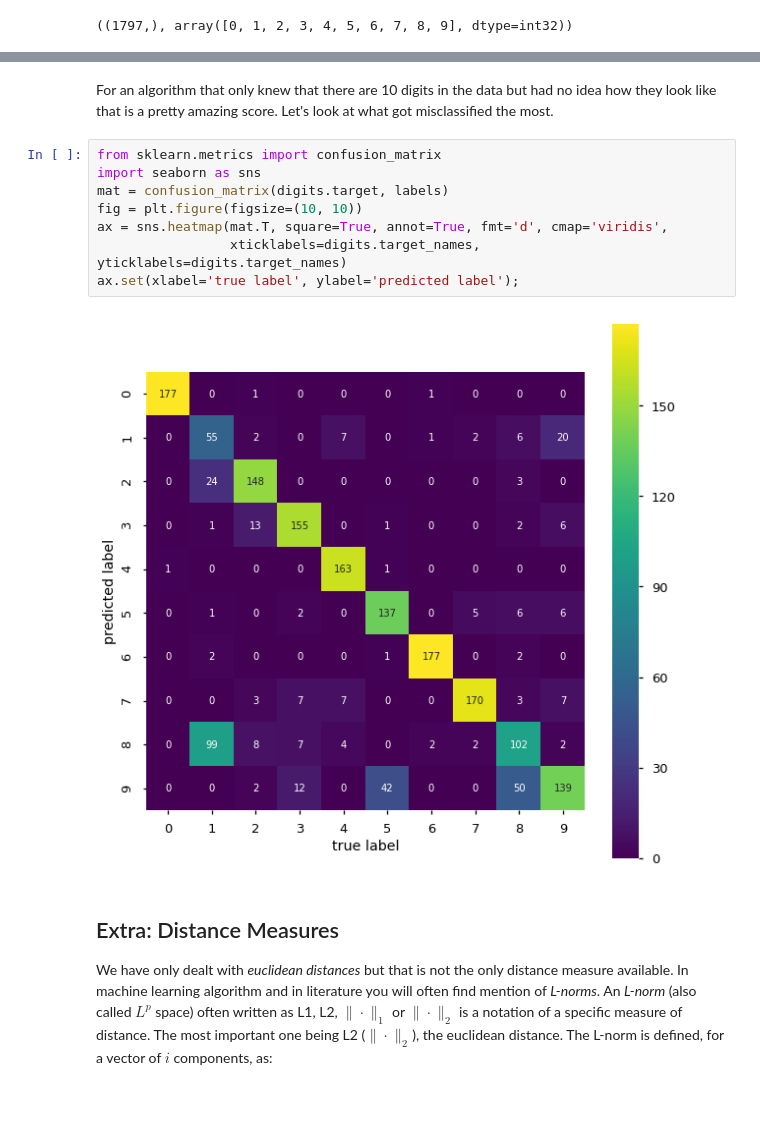
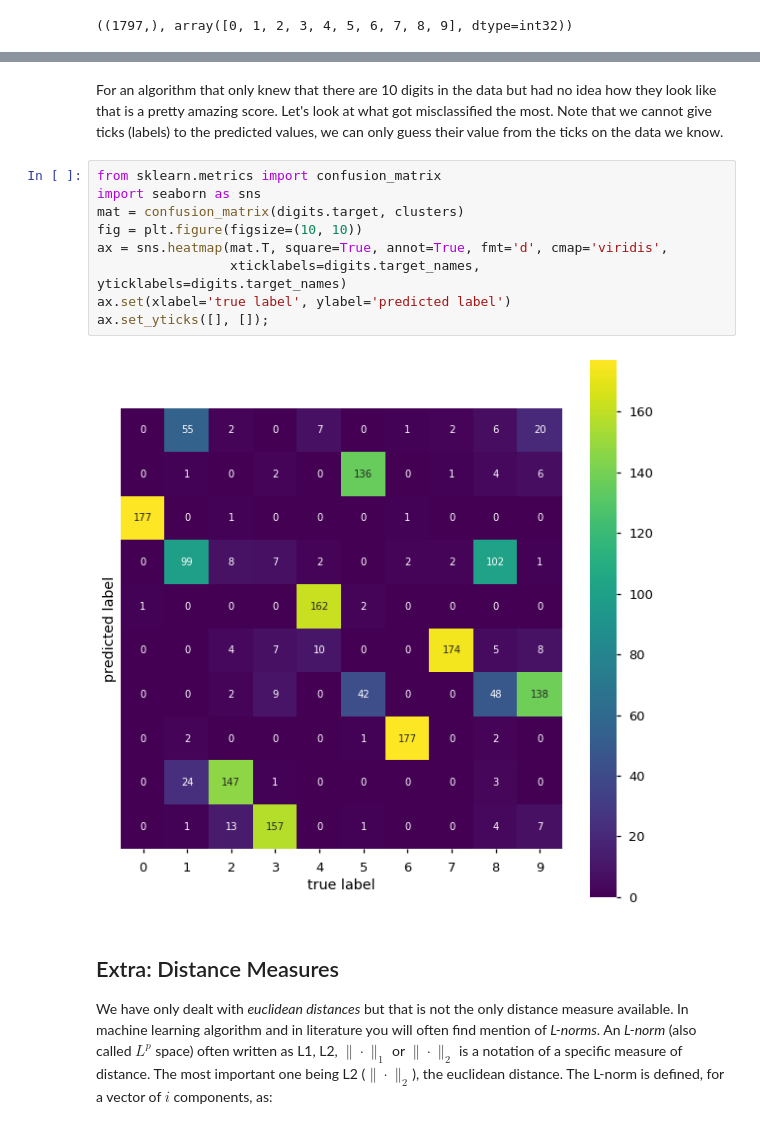
Before and after one commit to grochmal/daml, a Jupyter notebook: nb/ul-kmeans.ipynb, the cells around one changed output, grey strips where cells are left out. Drawn from its saved outputs; the diff is of its cells as text; blank space fills up the shorter version.

```diff
--- a/nb/ul-kmeans.ipynb
+++ b/nb/ul-kmeans.ipynb
@@ -204,16 +198,19 @@ accuracy_score(digits.target, labels), f1_score(digits.target, labels, average='
 For an algorithm that only knew that there are 10 digits in the data but had
 no idea how they look like that is a pretty amazing score.
 Let's look at what got misclassified the most.
+Note that we cannot give ticks (labels) to the predicted values,
+we can only guess their value from the ticks on the data we know.
 # %%
 from sklearn.metrics import confusion_matrix
 import seaborn as sns
-mat = confusion_matrix(digits.target, labels)
+mat = confusion_matrix(digits.target, clusters)
 fig = plt.figure(figsize=(10, 10))
 ax = sns.heatmap(mat.T, square=True, annot=True, fmt='d', cmap='viridis',
                  xticklabels=digits.target_names, yticklabels=digits.target_names)
-ax.set(xlabel='true label', ylabel='predicted label');
+ax.set(xlabel='true label', ylabel='predicted label')
+ax.set_yticks([], []);
 # %% [output]
-[figure, old version]
+[figure, new version]
 # %% [markdown]
 ## Extra: Distance Measures
 
```
Also changed, not shown: parts of 17 cells of this notebook, 13 other files.
